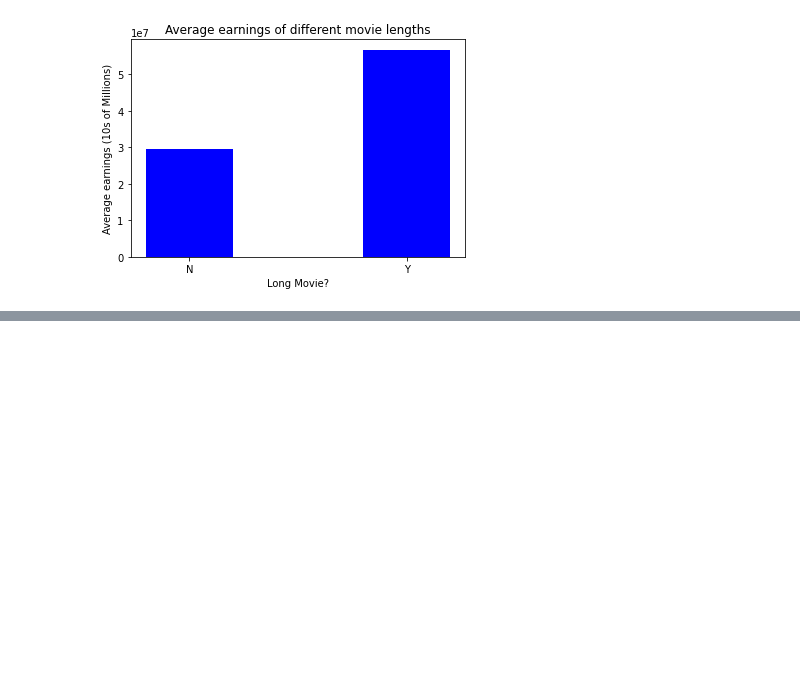
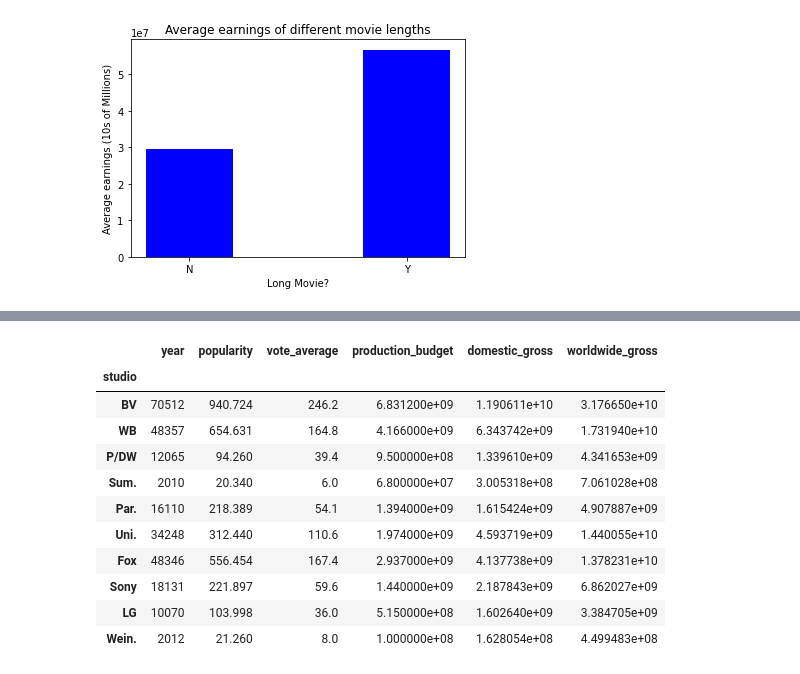
Before and after one commit to ARuizMartinezDeloitte/Capstone, a Jupyter notebook: notebooks/Ahmed-folder/Ahmed.ipynb, the cells around one changed output, grey strips where cells are left out. Drawn from its saved outputs; the diff is of its cells as text; code cells hidden in the pictures; blank space fills up the shorter version.

```diff
--- a/notebooks/Ahmed-folder/Ahmed.ipynb
+++ b/notebooks/Ahmed-folder/Ahmed.ipynb
@@ -264,0 +381,15 @@ plt.show()
+# %%
+new_df = movie_budget_df[movie_budget_df['']]
+# %% [output]
+|  | year | popularity | vote_average | production_budget | domestic_gross | worldwide_gross |
+| studio |  |  |  |  |  |  |
+| BV | 70512 | 940.724 | 246.2 | 6.831200e+09 | 1.190611e+10 | 3.176650e+10 |
+| WB | 48357 | 654.631 | 164.8 | 4.166000e+09 | 6.343742e+09 | 1.731940e+10 |
+| P/DW | 12065 | 94.260 | 39.4 | 9.500000e+08 | 1.339610e+09 | 4.341653e+09 |
+| Sum. | 2010 | 20.340 | 6.0 | 6.800000e+07 | 3.005318e+08 | 7.061028e+08 |
+| Par. | 16110 | 218.389 | 54.1 | 1.394000e+09 | 1.615424e+09 | 4.907887e+09 |
+| Uni. | 34248 | 312.440 | 110.6 | 1.974000e+09 | 4.593719e+09 | 1.440055e+10 |
+| Fox | 48346 | 556.454 | 167.4 | 2.937000e+09 | 4.137738e+09 | 1.378231e+10 |
+| Sony | 18131 | 221.897 | 59.6 | 1.440000e+09 | 2.187843e+09 | 6.862027e+09 |
+| LG | 10070 | 103.998 | 36.0 | 5.150000e+08 | 1.602640e+09 | 3.384705e+09 |
+| Wein. | 2012 | 21.260 | 8.0 | 1.000000e+08 | 1.628054e+08 | 4.499483e+08 |
```
Also changed, not shown: parts of 10 cells of this notebook.
